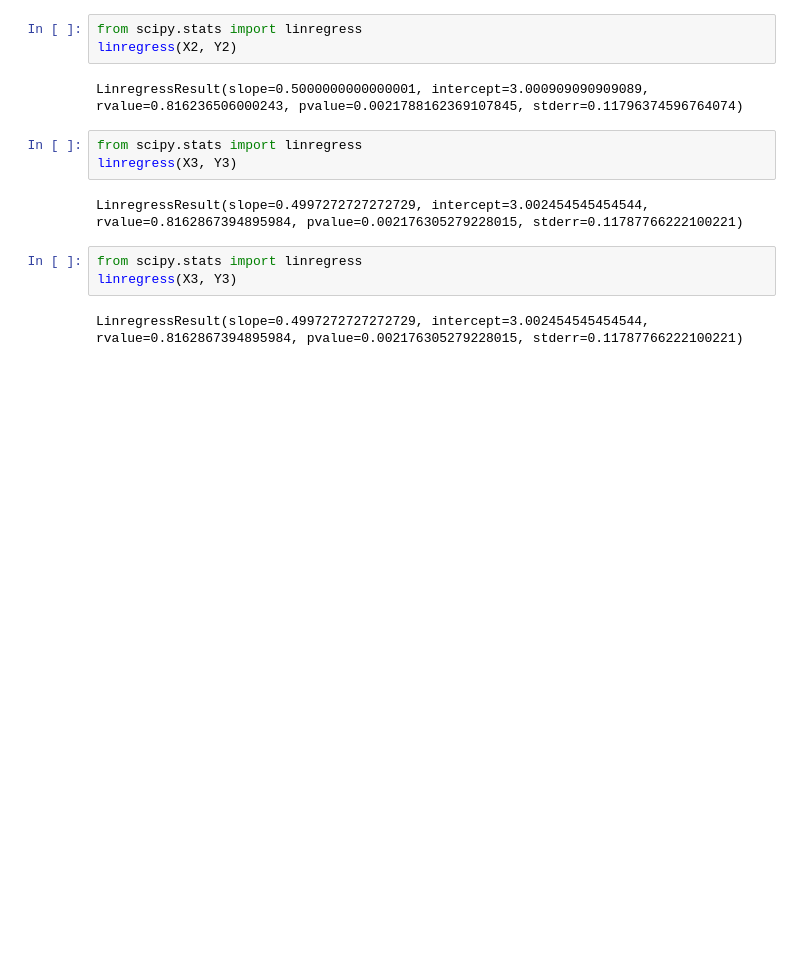
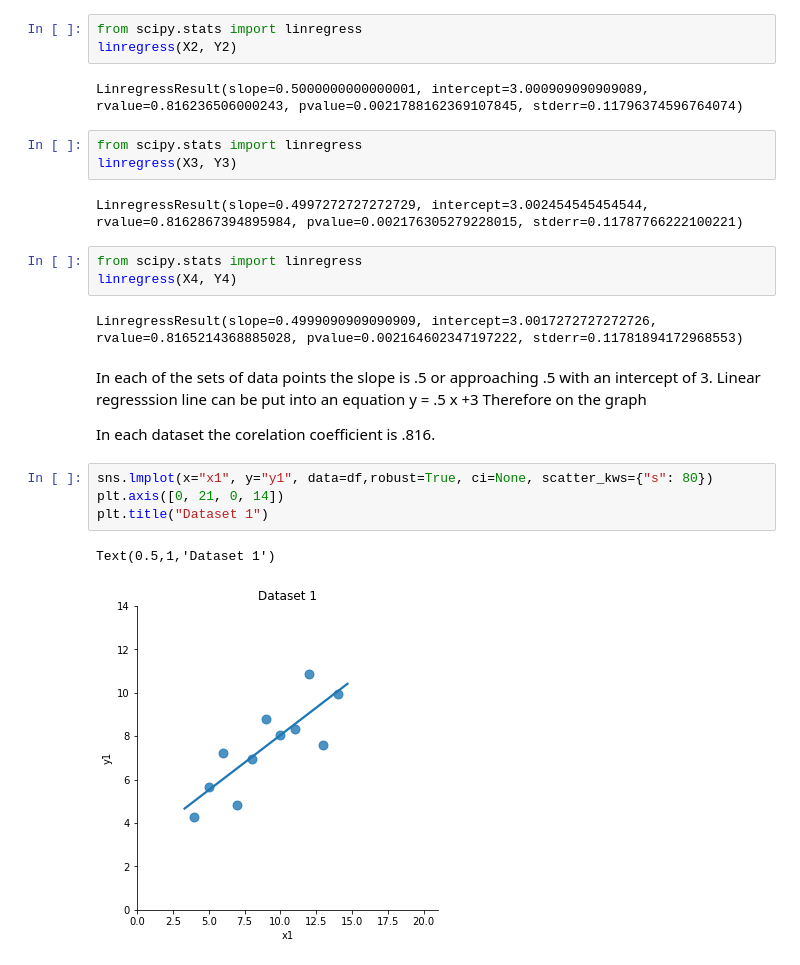
Before and after one commit to MichaelORegan/52446-FUNDAMENTALS-OF-DATA-ANALYSIS-ASSIGNMENTS, a Jupyter notebook: Anscombe Quartet.ipynb, the cells around one changed output. Drawn from its saved outputs; the diff is of its cells as text; blank space fills up the shorter version.

Commit message:
adding plots and more on regression and a little more background

```diff
--- a/Anscombe Quartet.ipynb
+++ b/Anscombe Quartet.ipynb
@@ -98,6 +109,19 @@ linregress(X3, Y3)
 LinregressResult(slope=0.4997272727272729, intercept=3.002454545454544, rvalue=0.8162867394895984, pvalue=0.002176305279228015, stderr=0.11787766222100221)
 # %%
 from scipy.stats import linregress
-linregress(X3, Y3)
+linregress(X4, Y4)
 # %% [output]
-LinregressResult(slope=0.4997272727272729, intercept=3.002454545454544, rvalue=0.8162867394895984, pvalue=0.002176305279228015, stderr=0.11787766222100221)
+LinregressResult(slope=0.4999090909090909, intercept=3.0017272727272726, rvalue=0.8165214368885028, pvalue=0.002164602347197222, stderr=0.11781894172968553)
+# %% [markdown]
+In each of the sets of data points the slope is .5 or approaching .5 with an intercept of 3.
+Linear regresssion line can be put into an equation y = .5 x +3
+Therefore on the graph
+
+In each dataset the corelation coefficient is .816.
+# %%
+sns.lmplot(x="x1", y="y1", data=df,robust=True, ci=None, scatter_kws={"s": 80})
+plt.axis([0, 21, 0, 14])
+plt.title("Dataset 1")
+# %% [output]
+Text(0.5,1,'Dataset 1')
+[figure, added]
```
Also changed, not shown: parts of 12 cells of this notebook.
